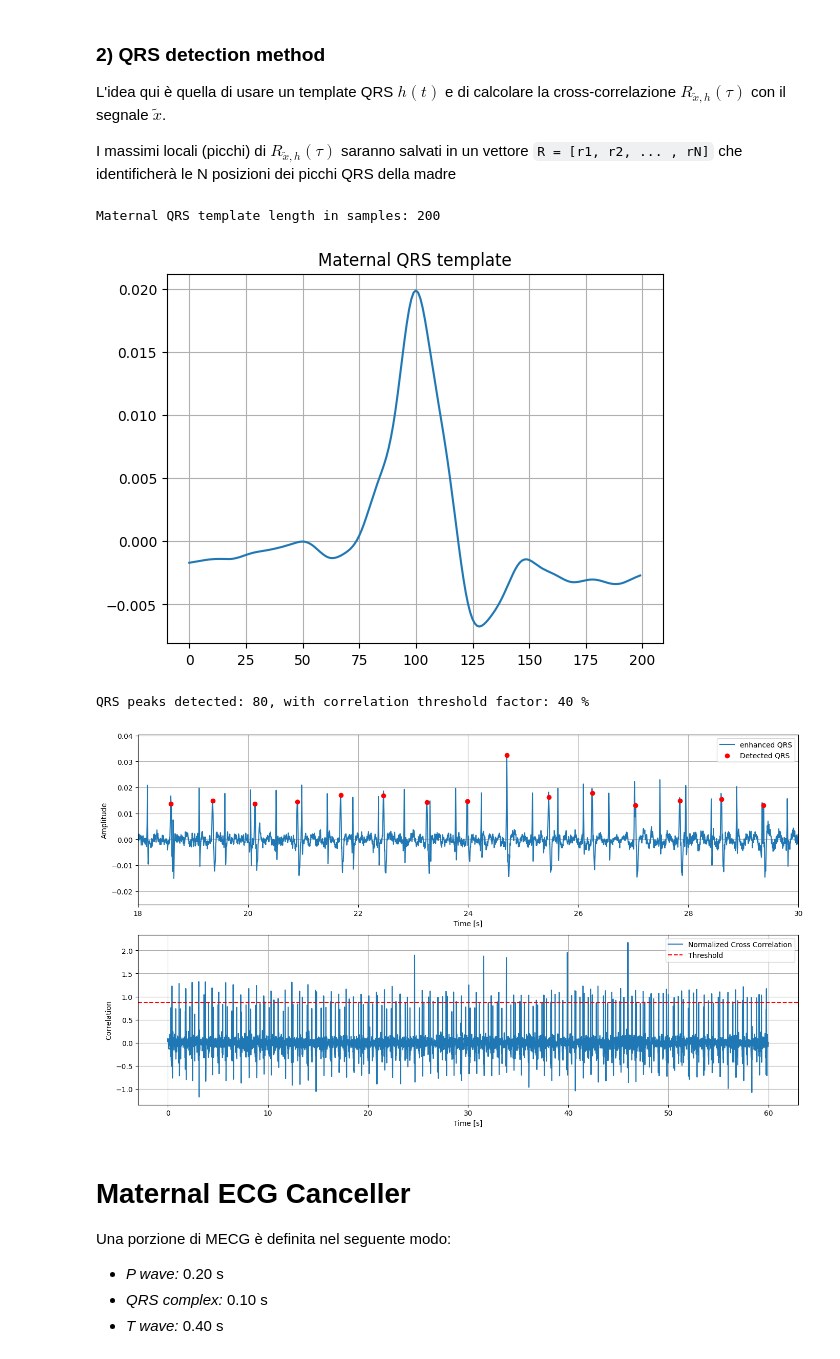
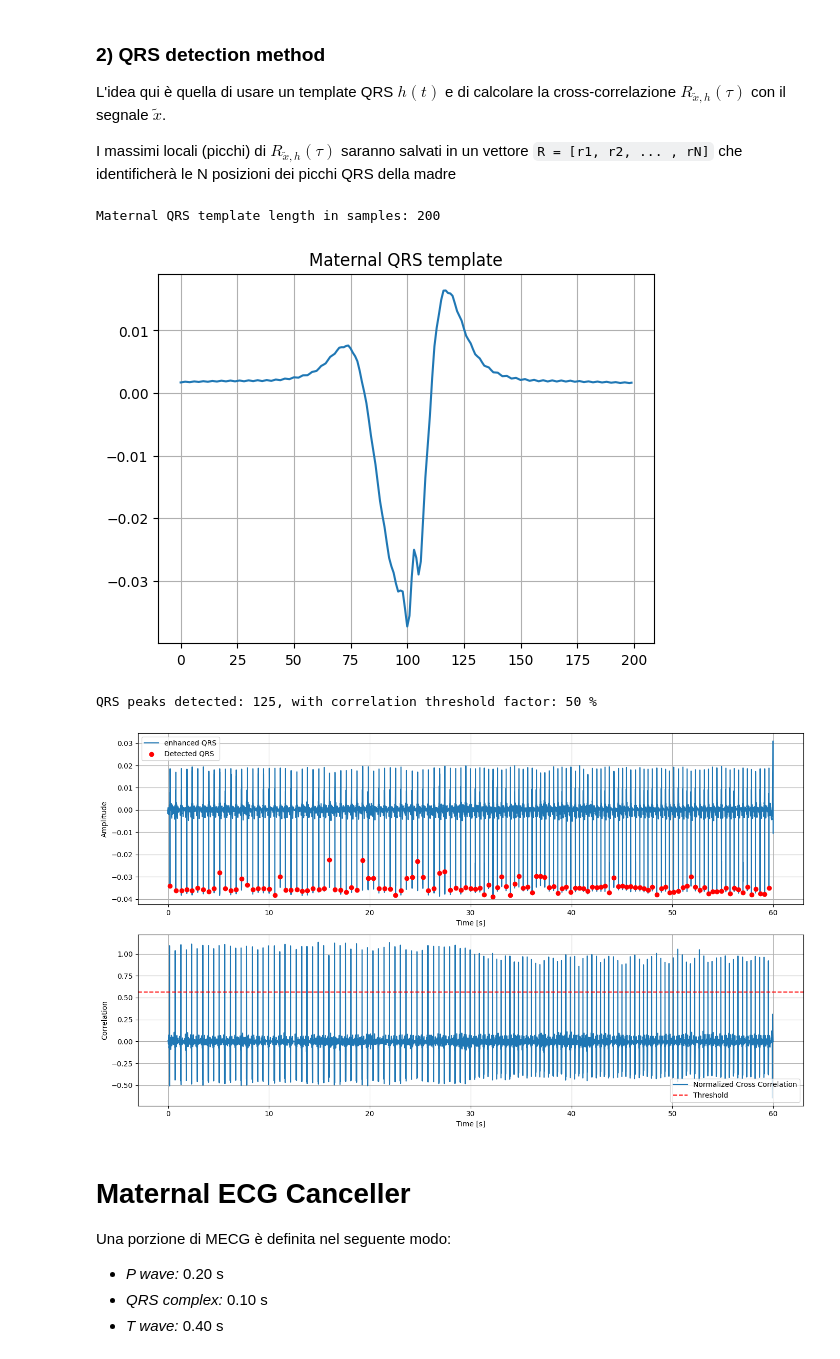
Before and after one commit to EmanueleGiavardi/BSP_project, a Jupyter notebook: src/main.ipynb, the cells around one changed output. Saved outputs shown, nothing was run; the diff lists cells and outputs as text; code cells hidden in the pictures.

```diff
--- a/src/main.ipynb
+++ b/src/main.ipynb
@@ -16,7 +16,7 @@ from modules.QRSdetector import QRSdetector
 from modules.ECGestimator import ECGestimator
 from modules.Evaluator import Evaluator
 # %%
-sp = "a04"
+sp = "a02"
 data_extension = ".csv"
 gt_extension = ".fqrs.txt"
 data_path = "../data/set-a-text"
@@ -95,7 +95,7 @@ Passaggi:
 Questa procedura genera un segnale $\tilde{x}$ associato alla componente con maggiore varianza
 # %%
 maternal_template_duration = 0.10
-maternal_threshold_factor = 0.4
+maternal_threshold_factor = 0.5
 
 MQRS_detector = QRSdetector(S4, maternal_template_duration, maternal_threshold_factor, new_sr)
 maternal_enhanced_QRS, maternal_explained_variance = MQRS_detector.get_enhanced_QRS()
@@ -126,7 +126,7 @@ plt.grid(True)
 plt.show()
 # %% [output]
 Maternal QRS template length in samples: 200
-[figure, old version]
+[figure, new version]
 # %%
 maternal_peaks, maternal_cross_corr = MQRS_detector.detect_qrs(maternal_enhanced_QRS, maternal_qrs_template)
 # %%
@@ -135,36 +135,37 @@ def plot_correlation_data(cross_corr, peaks, gt_peaks, threshold_factor, time, e
     print(f"QRS peaks detected: {len(peaks)}, with correlation threshold factor: {round(threshold_factor*100)} %")
     if gt: print(f"QRS peaks (ground truth): {len(gt_peaks)}")
 
     plt.figure(figsize=(14, 8))
 
     # Enhanced QRS (with detected peaks)
     plt.subplot(2, 1, 1)
     plt.plot(time, enhanced_QRS, label="enhanced QRS")
     plt.scatter(time[peaks], enhanced_QRS[peaks], color='red', label="Detected QRS", zorder=2)
     if gt: plt.scatter(upsampled_time[gt_peaks], enhanced_QRS[gt_peaks], color='orange', label="Ground Truth QRS peaks", zorder=2)
 
     plt.legend()
     plt.xlabel("Time [s]")
-    plt.xlim(18, 30)
+    #plt.xlim(18, 30)
     plt.ylabel("Amplitude")
     plt.grid()
 
     # Cross-correlation
     plt.subplot(2, 1, 2)
     plt.plot(time[:len(cross_corr)], cross_corr, label="Normalized Cross Correlation")
     plt.axhline(y=threshold_factor*corr_max, color='red', linestyle='--', label="Threshold")
     plt.legend()
+    #plt.xlim(18, 30)
     plt.xlabel("Time [s]")
     plt.ylabel("Correlation")
     plt.grid()
 
     plt.tight_layout()
     plt.show()
 
 plot_correlation_data(maternal_cross_corr, maternal_peaks, [], maternal_threshold_factor, upsampled_time, maternal_enhanced_QRS)
 # %% [output]
-QRS peaks detected: 80, with correlation threshold factor: 40 %
+QRS peaks detected: 125, with correlation threshold factor: 50 %
-[figure, old version]
+[figure, new version]
 # %% [markdown]
 # **Maternal ECG Canceller**
 
```
Also changed, not shown: parts of 18 cells of this notebook, 3 other files.
